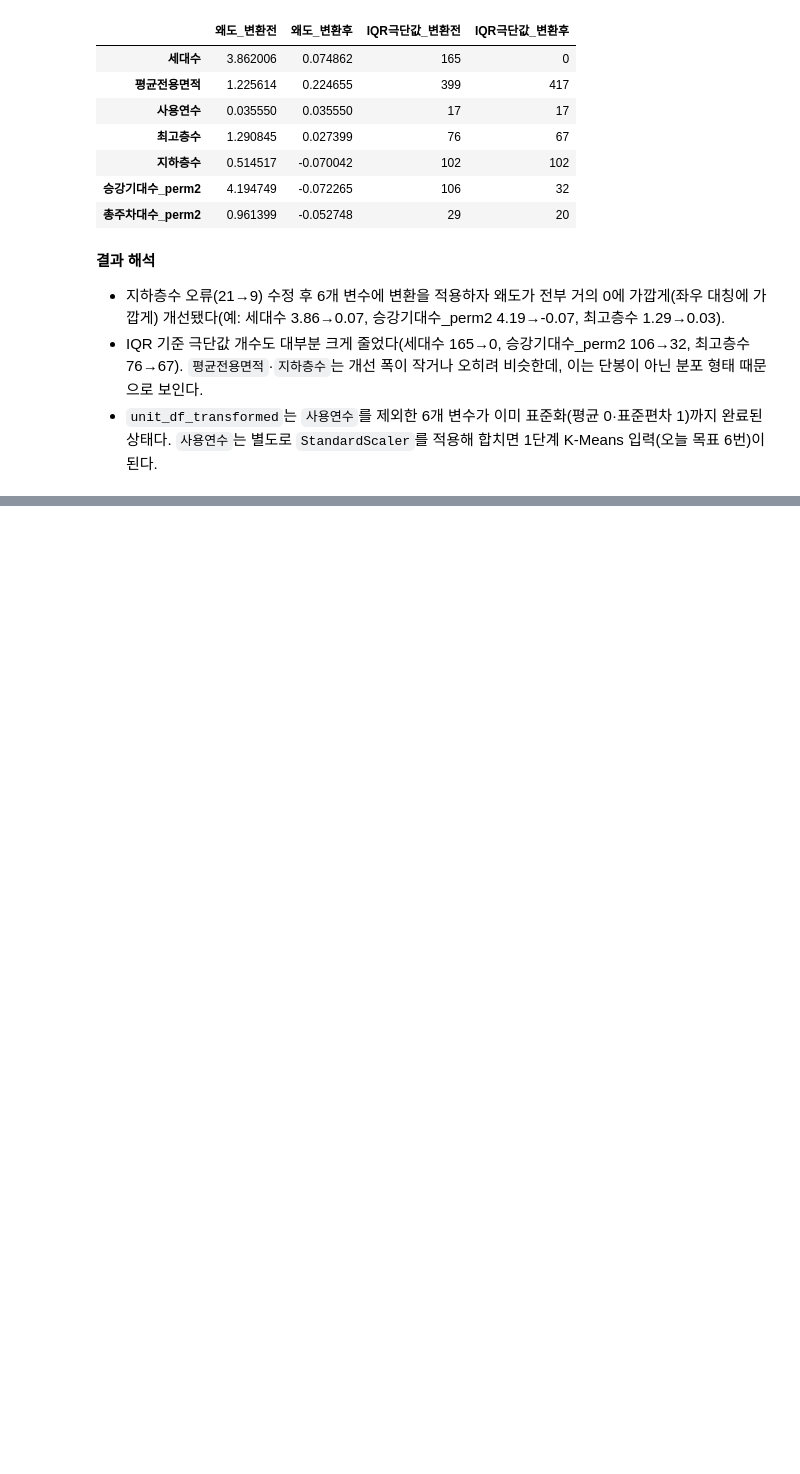
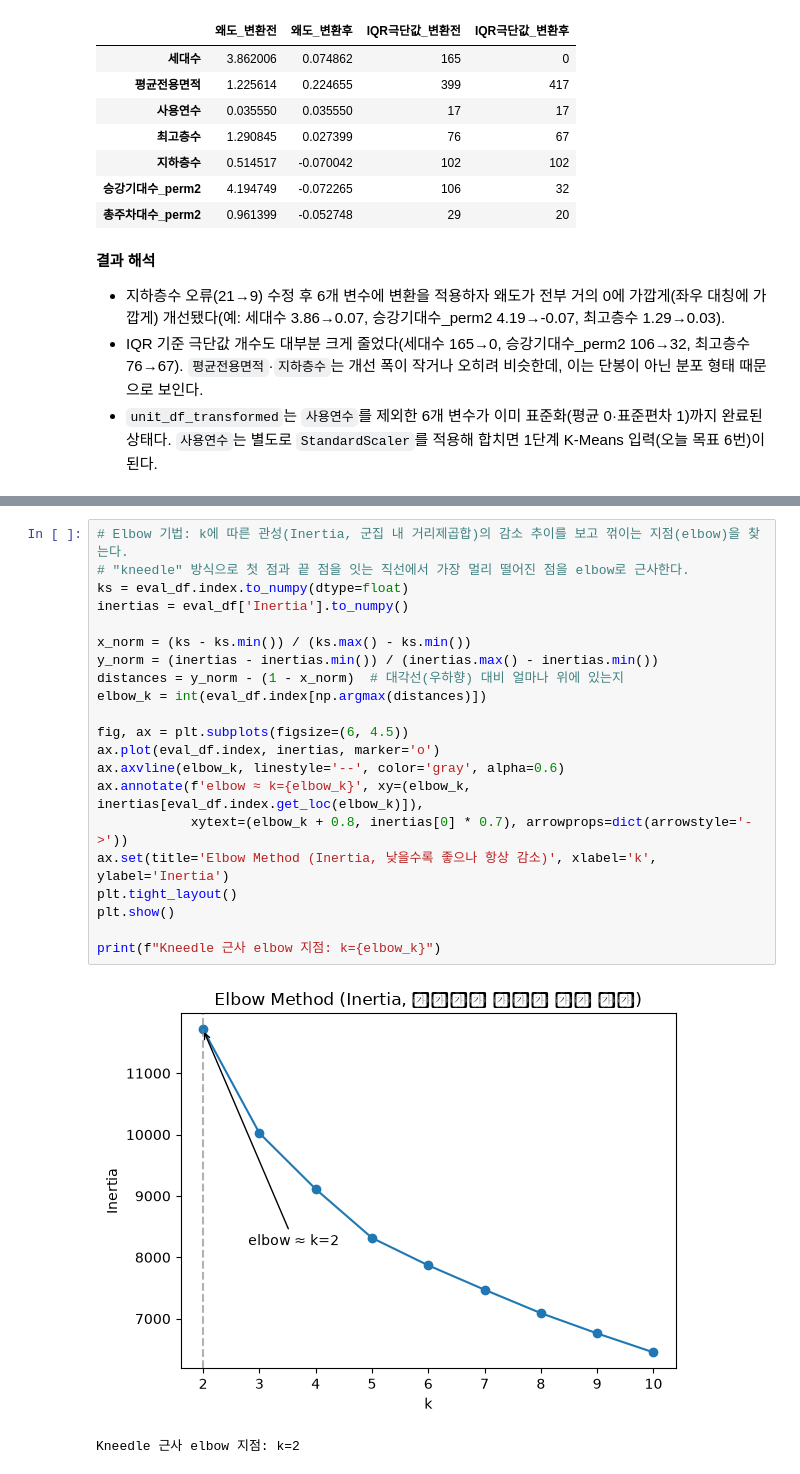
Before and after one commit to roh-git/mlapt_project, a Jupyter notebook: main_analysis.ipynb, the cells around one changed output, grey strips where cells are left out. Saved outputs shown, nothing was run; the diff lists cells and outputs as text; blank space fills up the shorter version.

```diff
--- a/main_analysis.ipynb
+++ b/main_analysis.ipynb
@@ -560,0 +648,24 @@ comparison
+# %%
+# Elbow 기법: k에 따른 관성(Inertia, 군집 내 거리제곱합)의 감소 추이를 보고 꺾이는 지점(elbow)을 찾는다.
+# "kneedle" 방식으로 첫 점과 끝 점을 잇는 직선에서 가장 멀리 떨어진 점을 elbow로 근사한다.
+ks = eval_df.index.to_numpy(dtype=float)
+inertias = eval_df['Inertia'].to_numpy()
+
+x_norm = (ks - ks.min()) / (ks.max() - ks.min())
+y_norm = (inertias - inertias.min()) / (inertias.max() - inertias.min())
+distances = y_norm - (1 - x_norm)  # 대각선(우하향) 대비 얼마나 위에 있는지
+elbow_k = int(eval_df.index[np.argmax(distances)])
+
+fig, ax = plt.subplots(figsize=(6, 4.5))
+ax.plot(eval_df.index, inertias, marker='o')
+ax.axvline(elbow_k, linestyle='--', color='gray', alpha=0.6)
+ax.annotate(f'elbow ≈ k={elbow_k}', xy=(elbow_k, inertias[eval_df.index.get_loc(elbow_k)]),
+            xytext=(elbow_k + 0.8, inertias[0] * 0.7), arrowprops=dict(arrowstyle='->'))
+ax.set(title='Elbow Method (Inertia, 낮을수록 좋으나 항상 감소)', xlabel='k', ylabel='Inertia')
+plt.tight_layout()
+plt.show()
+
+print(f"Kneedle 근사 elbow 지점: k={elbow_k}")
+# %% [output]
+[figure, added]
+Kneedle 근사 elbow 지점: k=2
```
Also changed, not shown: parts of 12 cells of this notebook.
